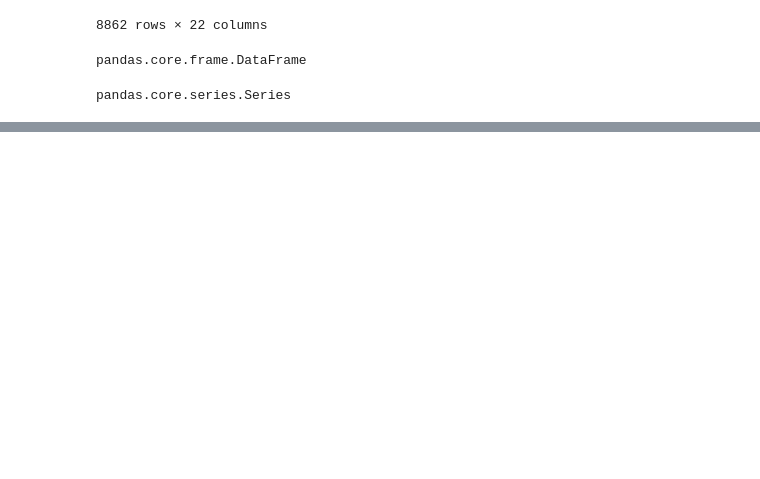
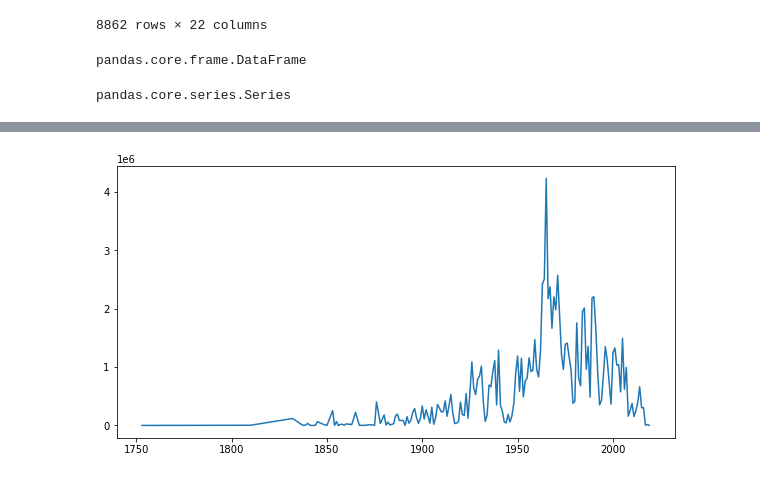
Before and after one commit to UIUC-iSchool-DataViz/is445_spring2022, a Jupyter notebook: week04/inClass_week04.ipynb, the cells around one changed output, grey strips where cells are left out. Saved outputs shown, nothing was run; the diff lists cells and outputs as text; code cells hidden in the pictures; blank space fills up the shorter version.

```diff
--- a/week04/inClass_week04.ipynb
+++ b/week04/inClass_week04.ipynb
@@ -298,3 +298,5 @@ pandas.core.frame.DataFrame
 type(buildings2.groupby("Year Acquired")["Square Footage"].sum())
 # %% [output]
 pandas.core.series.Series
+# %%
+year_group = buildings2.groupby("Year Acquired")["Square Footage"].sum()
@@ -300,0 +352,6 @@ pandas.core.series.Series
+# %%
+fig, ax = plt.subplots(figsize=(10,5))
+ax.plot(year_group.index, year_group.values)
+plt.show()
+# %% [output]
+[figure, added]
```
Also changed, not shown: parts of 4 cells of this notebook.
